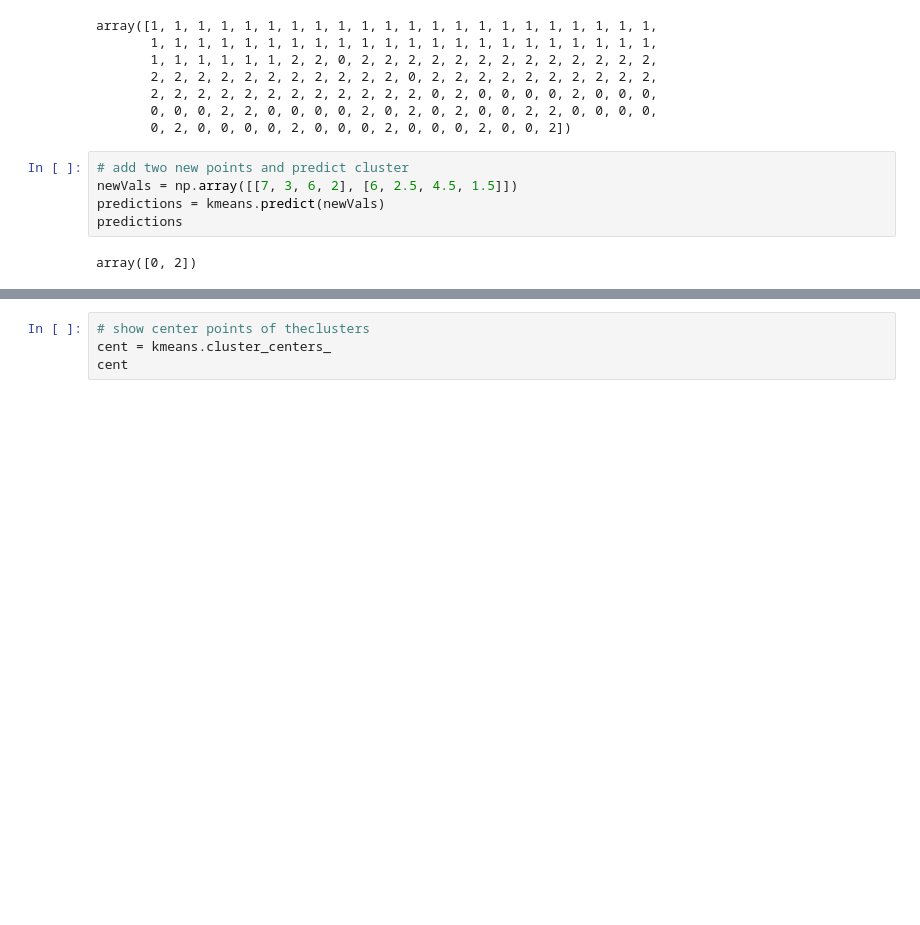
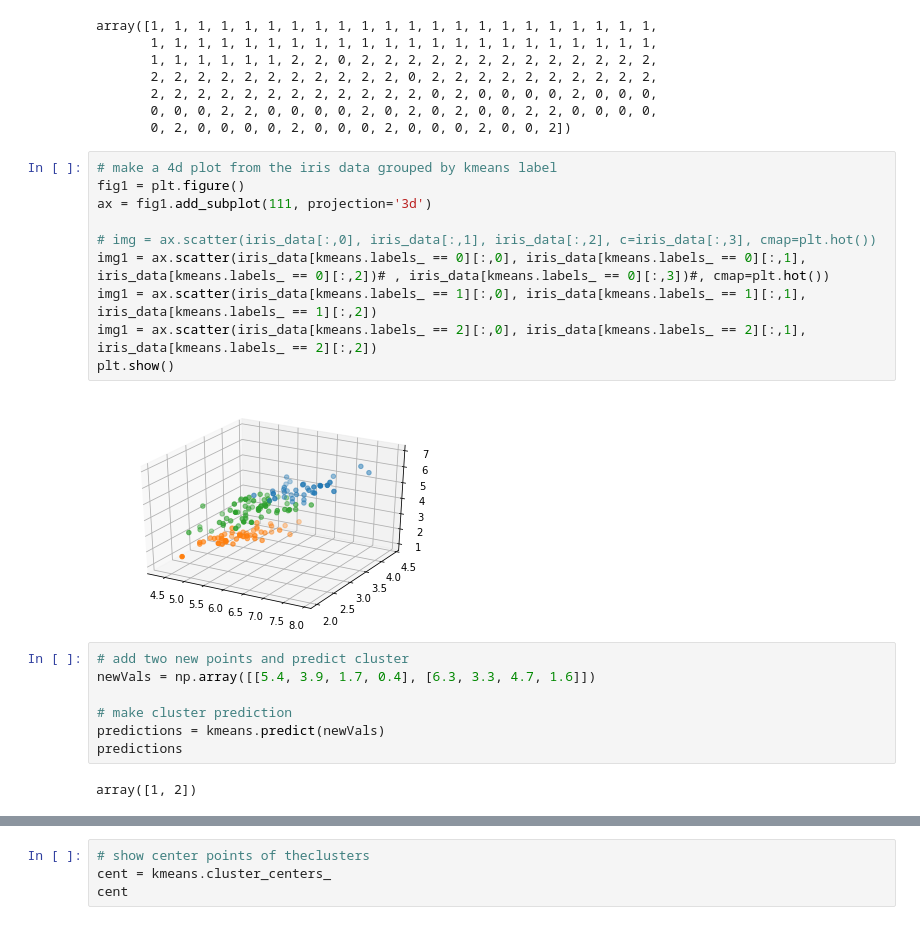
Before and after one commit to AntoMoore/Emerging-Technology-Assessments, a Jupyter notebook: Iris-k-means.ipynb, the cells around one changed output, grey strips where cells are left out. Saved outputs shown, nothing was run; the diff lists cells and outputs as text; blank space fills up the shorter version.

```diff
--- a/Iris-k-means.ipynb
+++ b/Iris-k-means.ipynb
@@ -31,10 +58,24 @@ array([1, 1, 1, 1, 1, 1, 1, 1, 1, 1, 1, 1, 1, 1, 1, 1, 1, 1, 1, 1, 1, 1,
        2, 2, 2, 2, 2, 2, 2, 2, 2, 2, 2, 2, 0, 2, 0, 0, 0, 0, 2, 0, 0, 0,
        0, 0, 0, 2, 2, 0, 0, 0, 0, 2, 0, 2, 0, 2, 0, 0, 2, 2, 0, 0, 0, 0,
        0, 2, 0, 0, 0, 0, 2, 0, 0, 0, 2, 0, 0, 0, 2, 0, 0, 2])
+# %%
+# make a 4d plot from the iris data grouped by kmeans label
+fig1 = plt.figure()
+ax = fig1.add_subplot(111, projection='3d')
+
+# img = ax.scatter(iris_data[:,0], iris_data[:,1], iris_data[:,2], c=iris_data[:,3], cmap=plt.hot())
+img1 = ax.scatter(iris_data[kmeans.labels_ == 0][:,0], iris_data[kmeans.labels_ == 0][:,1], iris_data[kmeans.labels_ == 0][:,2])# , iris_data[kmeans.labels_ == 0][:,3])#, cmap=plt.hot())
+img1 = ax.scatter(iris_data[kmeans.labels_ == 1][:,0], iris_data[kmeans.labels_ == 1][:,1], iris_data[kmeans.labels_ == 1][:,2])
+img1 = ax.scatter(iris_data[kmeans.labels_ == 2][:,0], iris_data[kmeans.labels_ == 2][:,1], iris_data[kmeans.labels_ == 2][:,2])
+plt.show()
+# %% [output]
+[figure, added]
 # %%
 # add two new points and predict cluster
-newVals = np.array([[7, 3, 6, 2], [6, 2.5, 4.5, 1.5]])
+newVals = np.array([[5.4, 3.9, 1.7, 0.4], [6.3, 3.3, 4.7, 1.6]])
+
+# make cluster prediction
 predictions = kmeans.predict(newVals)
 predictions
 # %% [output]
-array([0, 2])
+array([1, 2])
```
Also changed, not shown: parts of 8 cells of this notebook, 2 other files.
